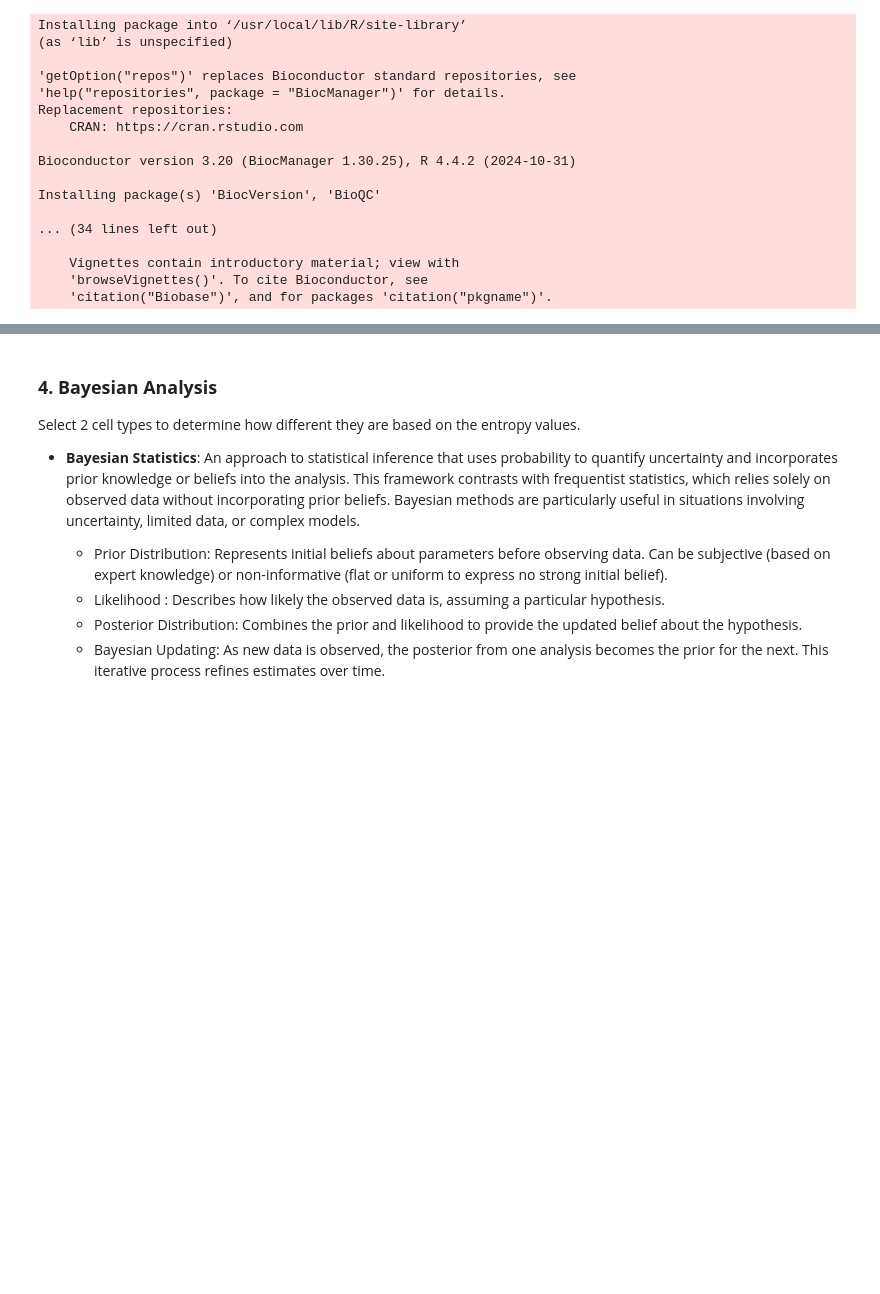
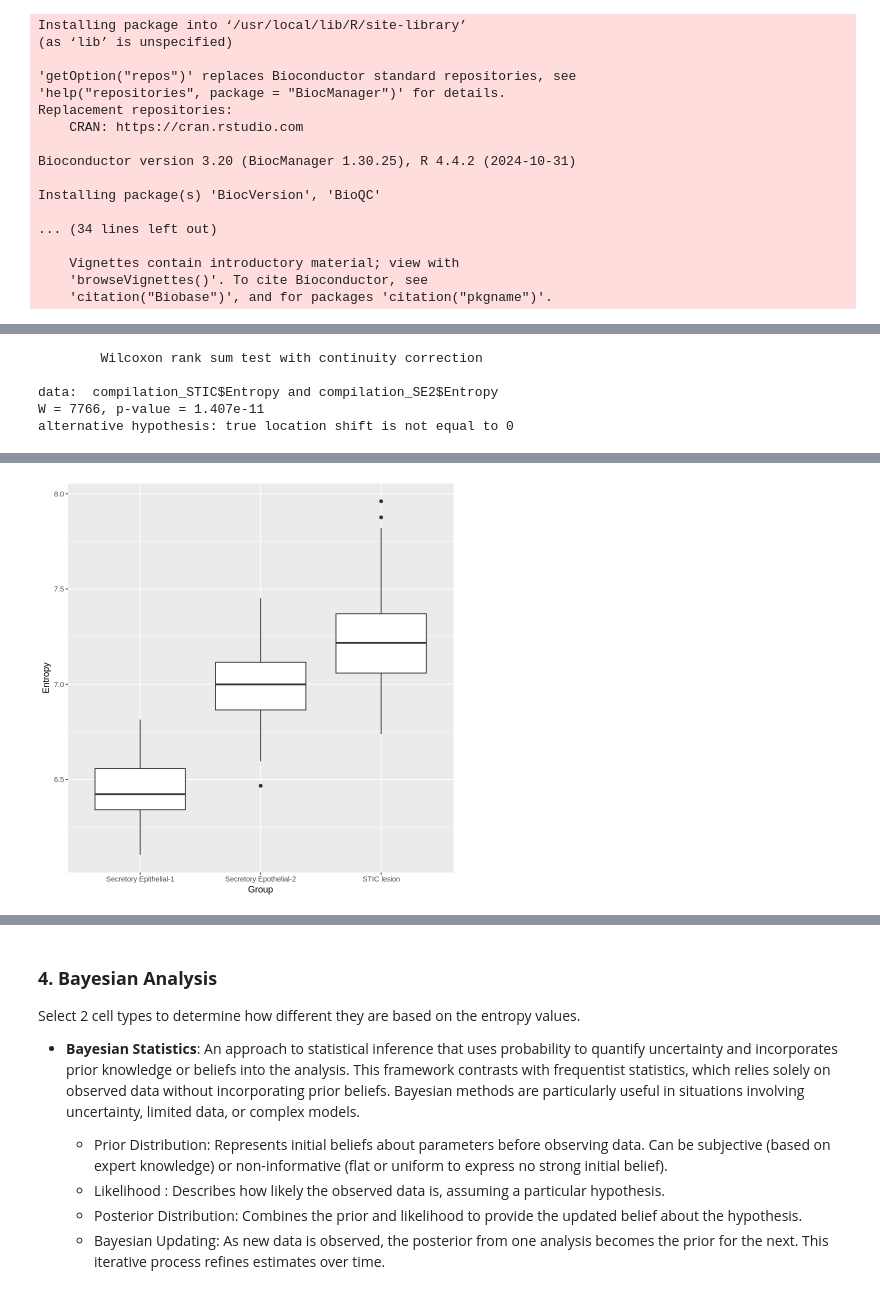
Before and after one commit to huma1995/statistics, a Jupyter notebook: Day_3.ipynb, the cells around one changed output, grey strips where cells are left out. Cells and saved outputs as stored; diff of their text form; code cells hidden in the pictures; blank space fills up the shorter version.

```diff
--- a/Day_3.ipynb
+++ b/Day_3.ipynb
@@ -136,0 +137,17 @@ boxplot(compilation_STIC$Entropy,
+# %%
+wilcox.test(compilation_STIC$Entropy, compilation_SE2$Entropy)
+# %% [output]
+        Wilcoxon rank sum test with continuity correction
+
+data:  compilation_STIC$Entropy and compilation_SE2$Entropy
+W = 7766, p-value = 1.407e-11
+alternative hypothesis: true location shift is not equal to 0
+# %%
+install.packages('ggplot2')
+library(ggplot2)
+
+entropy_data <- data.frame(Entropy =c(compilation_SE1$Entropy, compilation_SE2$Entropy, compilation_STIC$Entropy), Group=c(rep("Secretory Epithelial-1", times = 100), rep("Secretory Epothelial-2", times = 100),rep("STIC lesion", times = 100)))
+p <- ggplot (temp, aes(x=Group, y=Entropy)) +
+  geom_boxplot()
+p
+# %% [output]
@@ -136,0 +156 @@ boxplot(compilation_STIC$Entropy,
+[figure, added]
```
Also changed, not shown: parts of 10 cells of this notebook.
